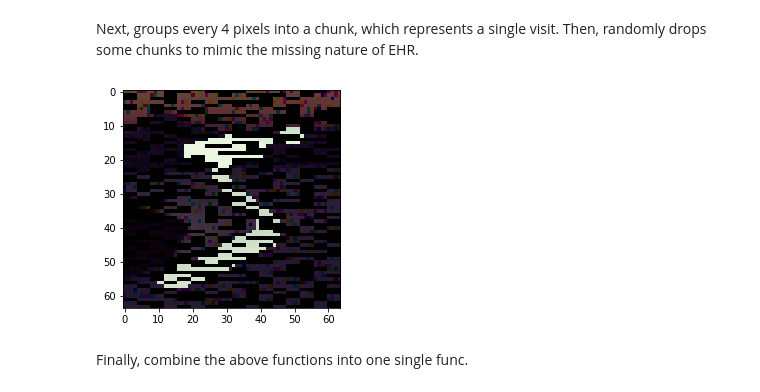
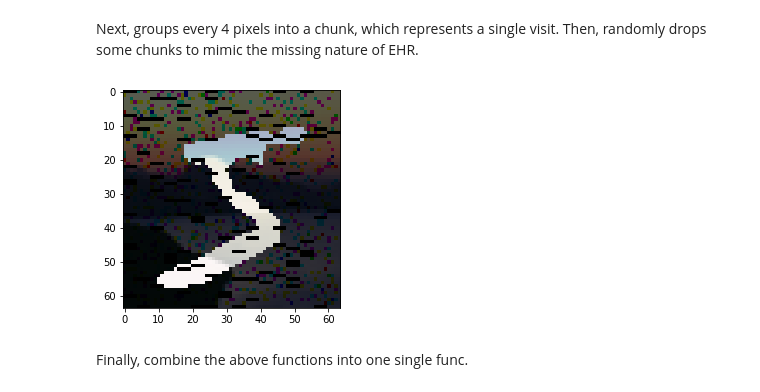
Before and after one commit to lnknguyen/transformer-cfr, a Jupyter notebook: notebooks/process_mnist.ipynb, the cells around one changed output. Saved outputs shown, nothing was run; the diff lists cells and outputs as text; code cells hidden in the pictures.

```diff
--- a/notebooks/process_mnist.ipynb
+++ b/notebooks/process_mnist.ipynb
@@ -110,12 +110,12 @@ def drop_row_chunks_from_image(input_image, chunk_size, drop_ratio):
 
     return dropped_image
 # %%
-dropped_img = drop_row_chunks_from_image(colorized_img, chunk_size = 4, drop_ratio = 0.5)
+dropped_img = drop_row_chunks_from_image(colorized_img, chunk_size = 4, drop_ratio = 0.1)
 
 im1 = plt.imshow(dropped_img)
 plt.show()
 # %% [output]
-[figure, old version]
+[figure, new version]
 # %% [markdown]
 Finally, combine the above functions into one single func.
 # %%
```
Also changed, not shown: parts of 3 cells of this notebook, 21 other files.
